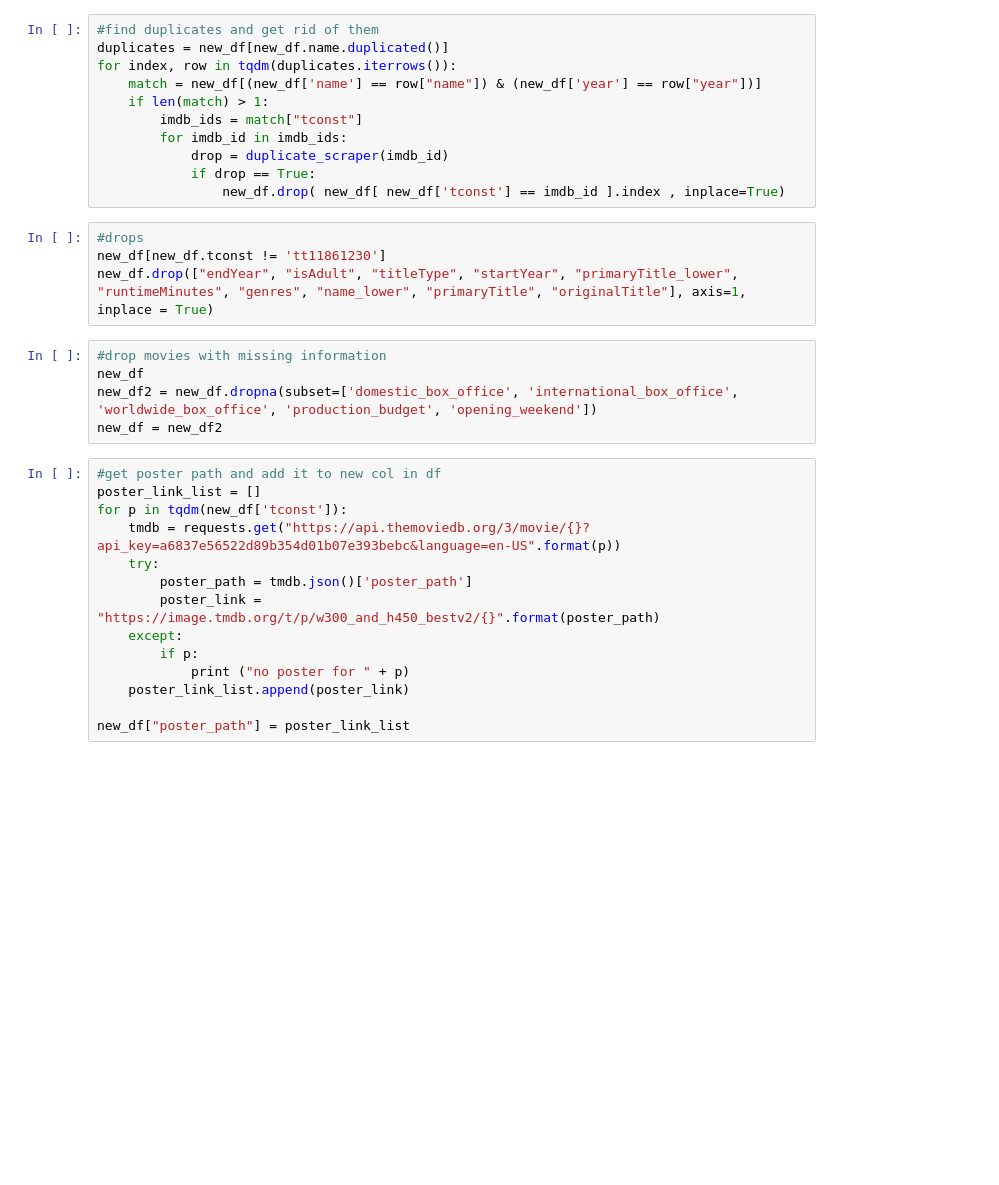
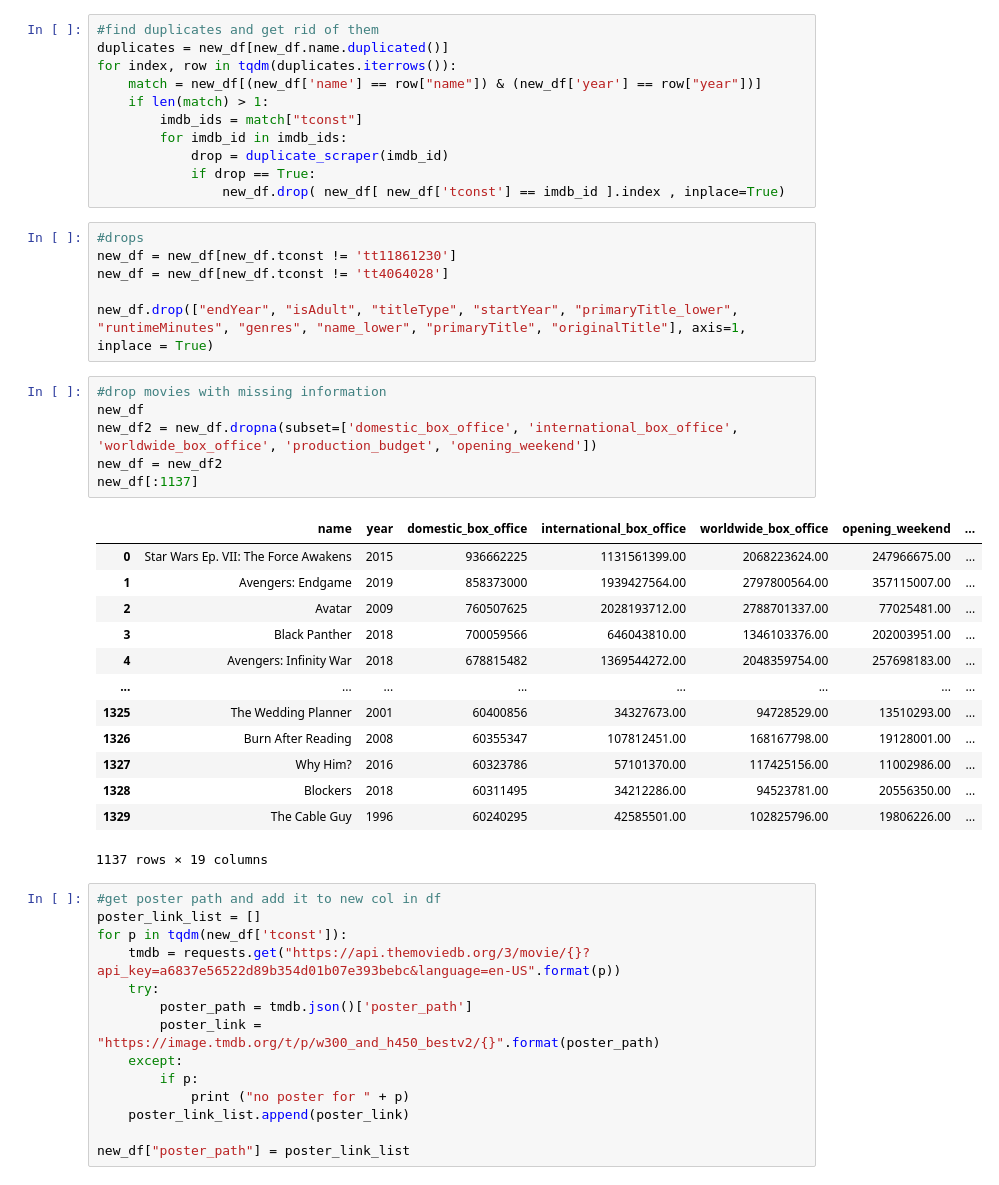
Before and after one commit to armaandave/BracketBox, a Jupyter notebook: nbs/csv_merger.ipynb, the cells around one changed output. Cells and saved outputs as stored; diff of their text form; blank space fills up the shorter version.

```diff
--- a/nbs/csv_merger.ipynb
+++ b/nbs/csv_merger.ipynb
@@ -74,13 +74,30 @@ for index, row in tqdm(duplicates.iterrows()):
                 new_df.drop( new_df[ new_df['tconst'] == imdb_id ].index , inplace=True)
 # %%
 #drops
-new_df[new_df.tconst != 'tt11861230']
+new_df = new_df[new_df.tconst != 'tt11861230']
+new_df = new_df[new_df.tconst != 'tt4064028']
+
 new_df.drop(["endYear", "isAdult", "titleType", "startYear", "primaryTitle_lower", "runtimeMinutes", "genres", "name_lower", "primaryTitle", "originalTitle"], axis=1, inplace = True)
 # %%
 #drop movies with missing information
 new_df
 new_df2 = new_df.dropna(subset=['domestic_box_office', 'international_box_office', 'worldwide_box_office', 'production_budget', 'opening_weekend'])
 new_df = new_df2
+new_df[:1137]
+# %% [output]
+|  | name | year | domestic_box_office | international_box_office | worldwide_box_office | opening_weekend | ... |
+| 0 | Star Wars Ep. VII: The Force Awakens | 2015 | 936662225 | 1131561399.00 | 2068223624.00 | 247966675.00 | ... |
+| 1 | Avengers: Endgame | 2019 | 858373000 | 1939427564.00 | 2797800564.00 | 357115007.00 | ... |
+| 2 | Avatar | 2009 | 760507625 | 2028193712.00 | 2788701337.00 | 77025481.00 | ... |
+| 3 | Black Panther | 2018 | 700059566 | 646043810.00 | 1346103376.00 | 202003951.00 | ... |
+| 4 | Avengers: Infinity War | 2018 | 678815482 | 1369544272.00 | 2048359754.00 | 257698183.00 | ... |
+| ... | ... | ... | ... | ... | ... | ... | ... |
+| 1325 | The Wedding Planner | 2001 | 60400856 | 34327673.00 | 94728529.00 | 13510293.00 | ... |
+| 1326 | Burn After Reading | 2008 | 60355347 | 107812451.00 | 168167798.00 | 19128001.00 | ... |
+| 1327 | Why Him? | 2016 | 60323786 | 57101370.00 | 117425156.00 | 11002986.00 | ... |
+| 1328 | Blockers | 2018 | 60311495 | 34212286.00 | 94523781.00 | 20556350.00 | ... |
+| 1329 | The Cable Guy | 1996 | 60240295 | 42585501.00 | 102825796.00 | 19806226.00 | ... |
+1137 rows × 19 columns
 # %%
 #get poster path and add it to new col in df
 poster_link_list = []
```
Also changed, not shown: parts of 3 cells of this notebook, 3 other files.
